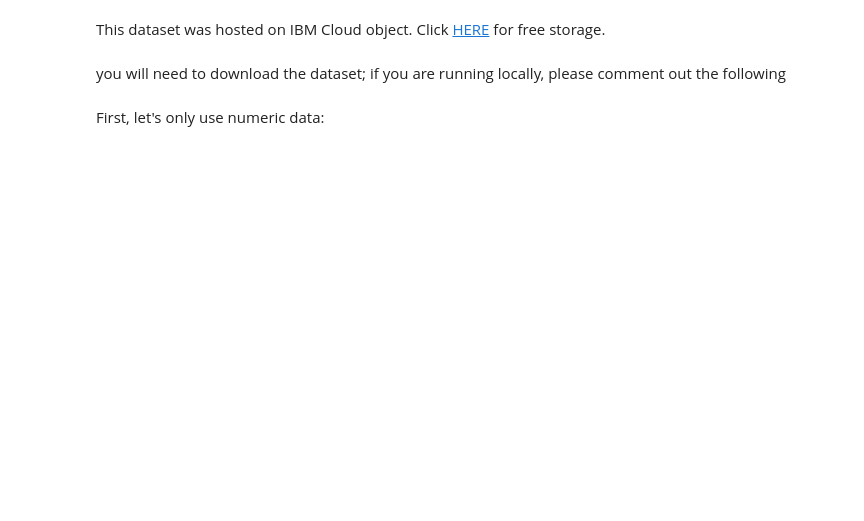
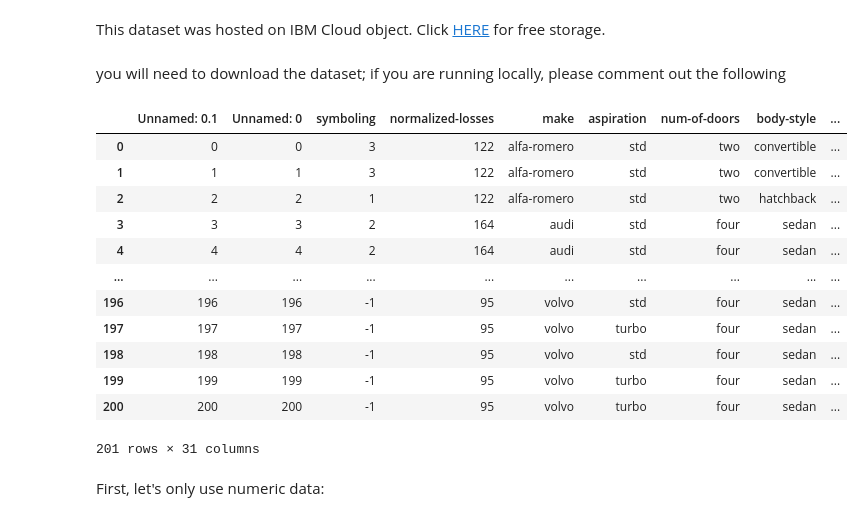
Before and after one commit to habip-bingol/IBM_Data_Analyst_Professional_Certificate_Course, a Jupyter notebook: 003_Data_Analysis_with_Python/DA0101EN-5-Review-Model-Evaluation-and-Refinement.ipynb, the cells around one changed output. Drawn from its saved outputs; the diff is of its cells as text; code cells hidden in the pictures; blank space fills up the shorter version.

```diff
--- a/003_Data_Analysis_with_Python/DA0101EN-5-Review-Model-Evaluation-and-Refinement.ipynb
+++ b/003_Data_Analysis_with_Python/DA0101EN-5-Review-Model-Evaluation-and-Refinement.ipynb
@@ -67,8 +36,4 @@ This dataset was hosted on IBM Cloud object. Click <a href="https://cocl.us/DA10
 path = 'https://cf-courses-data.s3.us.cloud-object-storage.appdomain.cloud/IBMDeveloperSkillsNetwork-DA0101EN-SkillsNetwork/labs/Data%20files/module_5_auto.csv'
 # %% [markdown]
 you will need to download the dataset; if you are running locally, please comment out the following
-# %%
-#you will need to download the dataset; if you are running locally, please comment out the following
-await download(path, "auto.csv")
-path="auto.csv"
 # %%
@@ -76,4 +40,20 @@ path="auto.csv"
 df = pd.read_csv(path)
+# %%
+df
+# %% [output]
+|  | Unnamed: 0.1 | Unnamed: 0 | symboling | normalized-losses | make | aspiration | num-of-doors | body-style | ... |
+| 0 | 0 | 0 | 3 | 122 | alfa-romero | std | two | convertible | ... |
+| 1 | 1 | 1 | 3 | 122 | alfa-romero | std | two | convertible | ... |
+| 2 | 2 | 2 | 1 | 122 | alfa-romero | std | two | hatchback | ... |
+| 3 | 3 | 3 | 2 | 164 | audi | std | four | sedan | ... |
+| 4 | 4 | 4 | 2 | 164 | audi | std | four | sedan | ... |
+| ... | ... | ... | ... | ... | ... | ... | ... | ... | ... |
+| 196 | 196 | 196 | -1 | 95 | volvo | std | four | sedan | ... |
+| 197 | 197 | 197 | -1 | 95 | volvo | turbo | four | sedan | ... |
+| 198 | 198 | 198 | -1 | 95 | volvo | std | four | sedan | ... |
+| 199 | 199 | 199 | -1 | 95 | volvo | turbo | four | sedan | ... |
+| 200 | 200 | 200 | -1 | 95 | volvo | turbo | four | sedan | ... |
+201 rows × 31 columns
 # %%
 df.to_csv('module_5_auto.csv')
 # %% [markdown]
```
Also changed, not shown: parts of 67 cells of this notebook.
